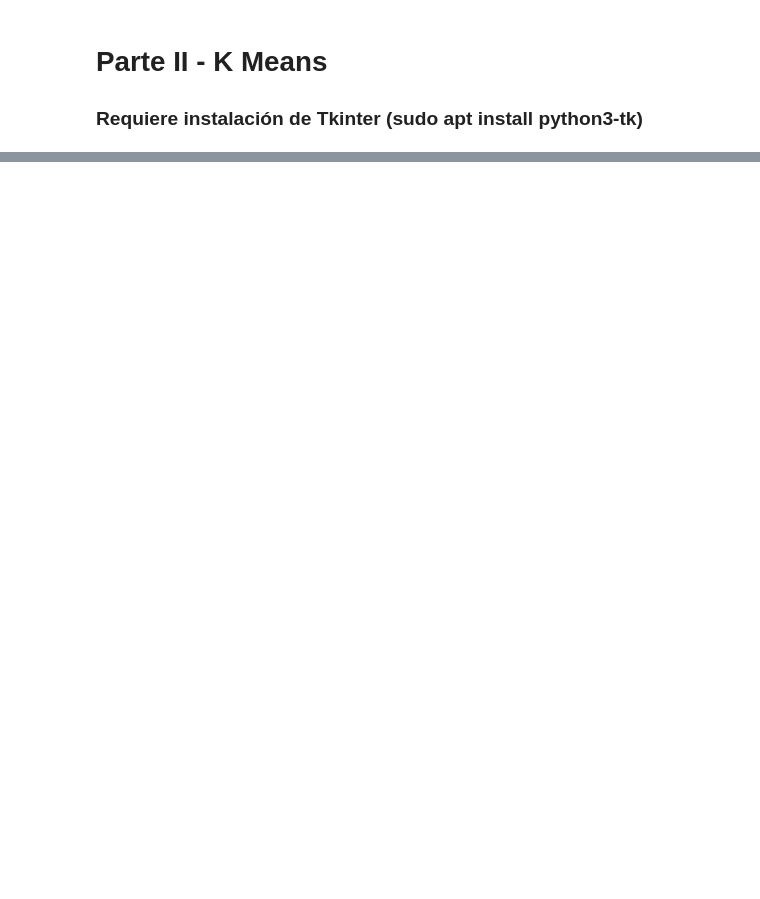
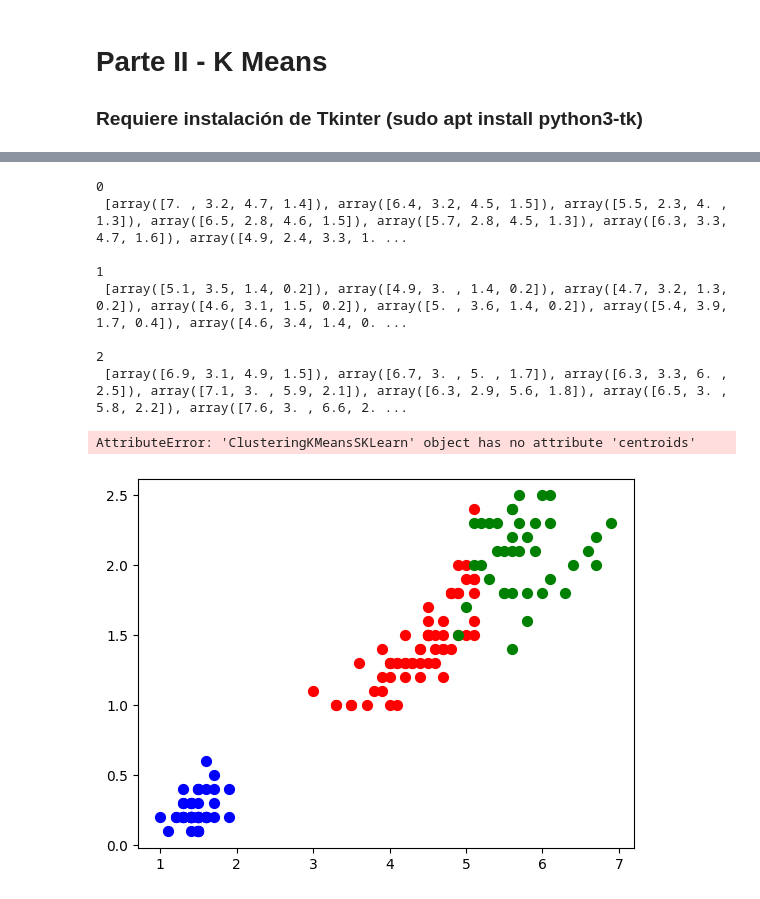
Before and after one commit to RafaDom02/FAA, a Jupyter notebook: MainP2FAA.ipynb, the cells around one changed output, grey strips where cells are left out. Saved outputs shown, nothing was run; the diff lists cells and outputs as text; code cells hidden in the pictures; blank space fills up the shorter version.

```diff
--- a/MainP2FAA.ipynb
+++ b/MainP2FAA.ipynb
@@ -141,0 +301,27 @@ plt.show()
+# %%
+kmeans = ClusteringKMeansSKLearn(k=3)
+clusters = kmeans.clasifica(dataset.datos.iloc[:,:-1])
+
+for i in clusters:
+        print(i, "\n", clusters[i], "\n")
+
+colors = ['red', 'blue', 'green']
+for i, color in enumerate(colors):
+    if clusters[i]:
+        cluster_data = np.array(clusters[i])
+        plt.scatter(cluster_data[:, 2], cluster_data[:, 3], c=color, s=50)
+
+centroid_data = np.array(kmeans.centroids)
+plt.scatter(centroid_data[:, 2], centroid_data[:, 3], c='black', s=200, marker='X')
+plt.show()
+# %% [output]
+0
+ [array([7. , 3.2, 4.7, 1.4]), array([6.4, 3.2, 4.5, 1.5]), array([5.5, 2.3, 4. , 1.3]), array([6.5, 2.8, 4.6, 1.5]), array([5.7, 2.8, 4.5, 1.3]), array([6.3, 3.3, 4.7, 1.6]), array([4.9, 2.4, 3.3, 1. ...
+
+1
+ [array([5.1, 3.5, 1.4, 0.2]), array([4.9, 3. , 1.4, 0.2]), array([4.7, 3.2, 1.3, 0.2]), array([4.6, 3.1, 1.5, 0.2]), array([5. , 3.6, 1.4, 0.2]), array([5.4, 3.9, 1.7, 0.4]), array([4.6, 3.4, 1.4, 0. ...
+
+2
+ [array([6.9, 3.1, 4.9, 1.5]), array([6.7, 3. , 5. , 1.7]), array([6.3, 3.3, 6. , 2.5]), array([7.1, 3. , 5.9, 2.1]), array([6.3, 2.9, 5.6, 1.8]), array([6.5, 3. , 5.8, 2.2]), array([7.6, 3. , 6.6, 2. ...
+AttributeError: 'ClusteringKMeansSKLearn' object has no attribute 'centroids'
+[figure, added]
```
Also changed, not shown: parts of 12 cells of this notebook, 2 other files.
